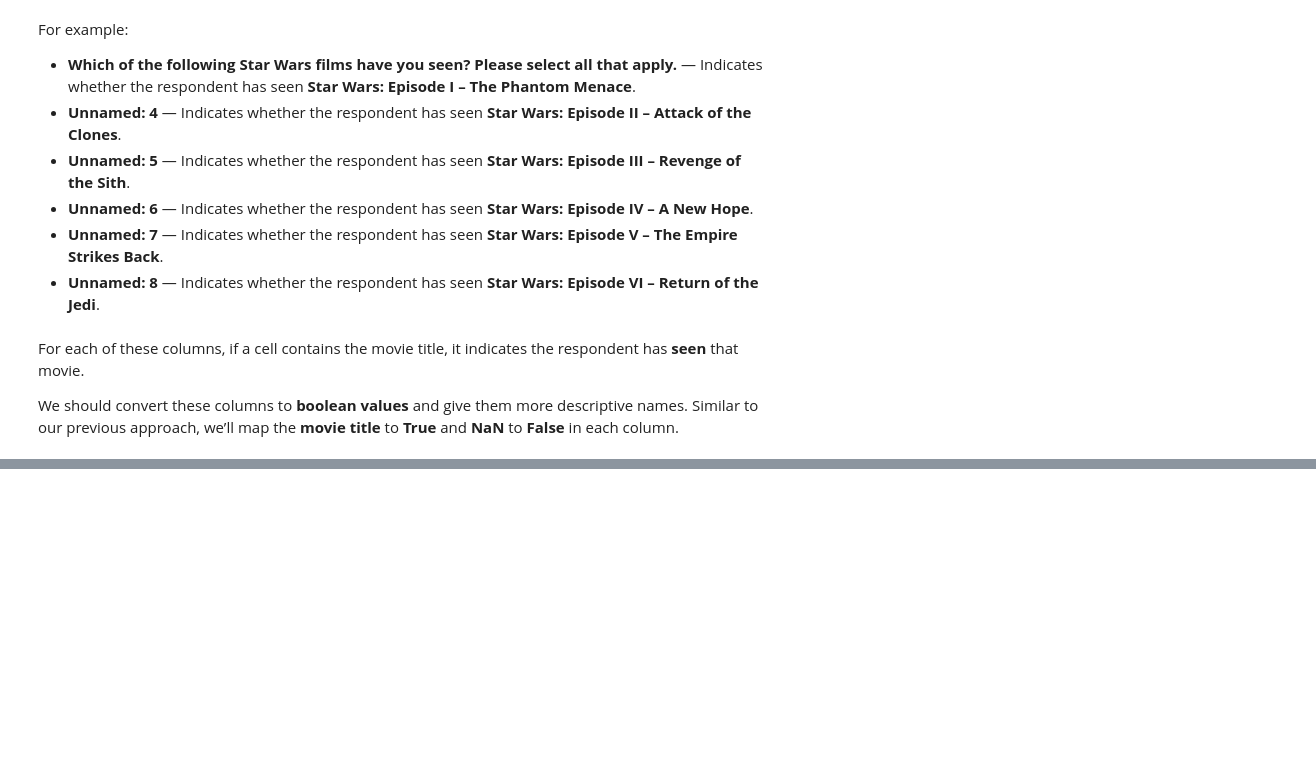
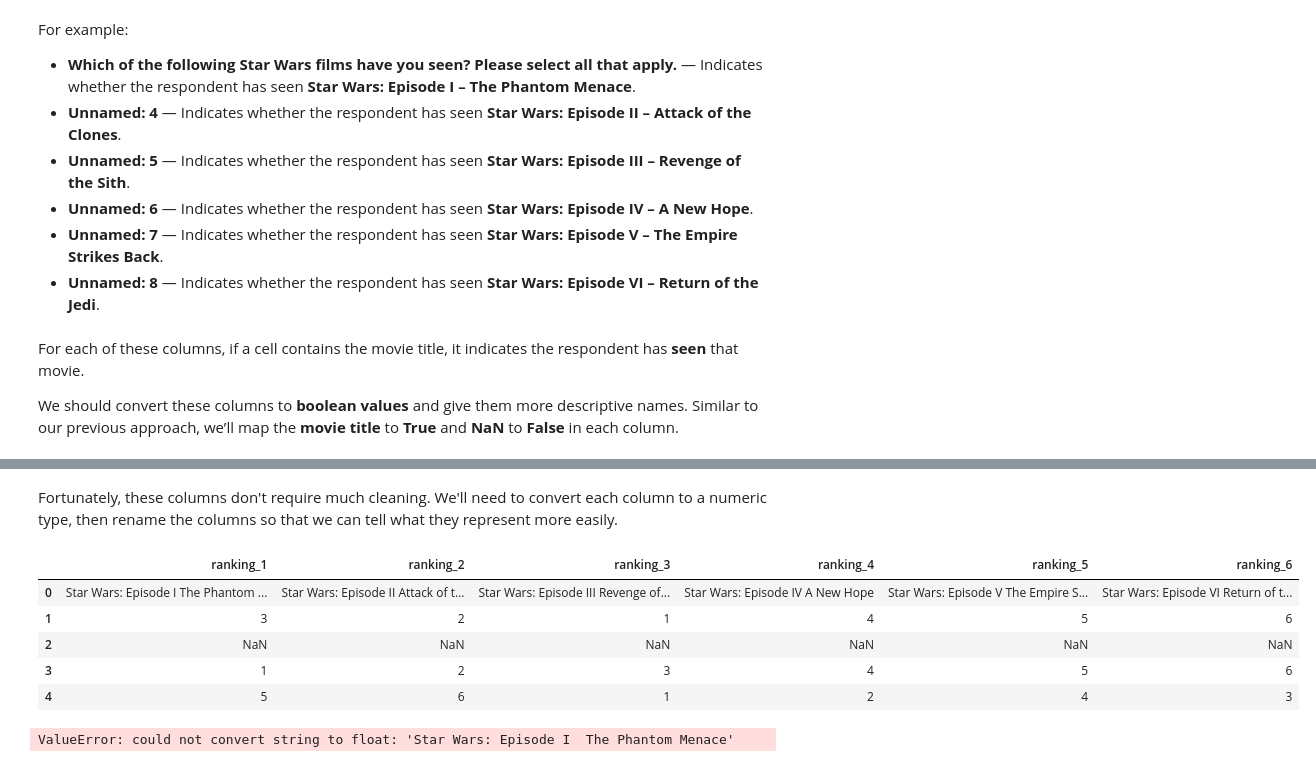
Before and after one commit to jackren0000/Star-Wars-Survey, a Jupyter notebook: main.ipynb, the cells around one changed output, grey strips where cells are left out. Cells and saved outputs as stored; diff of their text form; code cells hidden in the pictures; blank space fills up the shorter version.

```diff
--- a/main.ipynb
+++ b/main.ipynb
@@ -206,0 +208,8 @@ df.head()
+# %%
+df = df.rename(columns={
+    "Which of the following Star Wars films have you seen? Please select all that apply.": "Seen_1",
+    "Unnamed: 4": "Seen_2",
+    "Unnamed: 5": "Seen_3",
+    "Unnamed: 6": "Seen_4",
+    "Unnamed: 7": "Seen_5",
+    "Unnamed: 8": "Seen_6"})
@@ -206,0 +249,26 @@ df.head()
+# %% [markdown]
+Fortunately, these columns don't require much cleaning. We'll need to convert each column to a numeric type, then rename the columns so that we can tell what they represent more easily.
+# %%
+# rename for clarity
+df = df.rename(columns={
+    "Please rank the Star Wars films in order of preference with 1 being your favorite film in the franchise and 6 being your least favorite film.": "ranking_1",
+    "Unnamed: 10": "ranking_2",
+    "Unnamed: 11": "ranking_3",
+    "Unnamed: 12": "ranking_4",
+    "Unnamed: 13": "ranking_5",
+    "Unnamed: 14": "ranking_6"
+})
+# %%
+# Show only the relevant columns for inspection
+df[["ranking_1", "ranking_2", "ranking_3", "ranking_4", "ranking_5", "ranking_6"]].head()
+# %% [output]
+|  | ranking_1 | ranking_2 | ranking_3 | ranking_4 | ranking_5 | ranking_6 |
+| 0 | Star Wars: Episode I The Phantom ... | Star Wars: Episode II Attack of t... | Star Wars: Episode III Revenge of... | Star Wars: Episode IV A New Hope | Star Wars: Episode V The Empire S... | Star Wars: Episode VI Return of t... |
+| 1 | 3 | 2 | 1 | 4 | 5 | 6 |
+| 2 | NaN | NaN | NaN | NaN | NaN | NaN |
+| 3 | 1 | 2 | 3 | 4 | 5 | 6 |
+| 4 | 5 | 6 | 1 | 2 | 4 | 3 |
+# %%
+df[df.columns[9:15]] = df[df.columns[9:15]].astype(float)
+# %% [output]
+ValueError: could not convert string to float: 'Star Wars: Episode I  The Phantom Menace'
```
Also changed, not shown: parts of 7 cells of this notebook.
